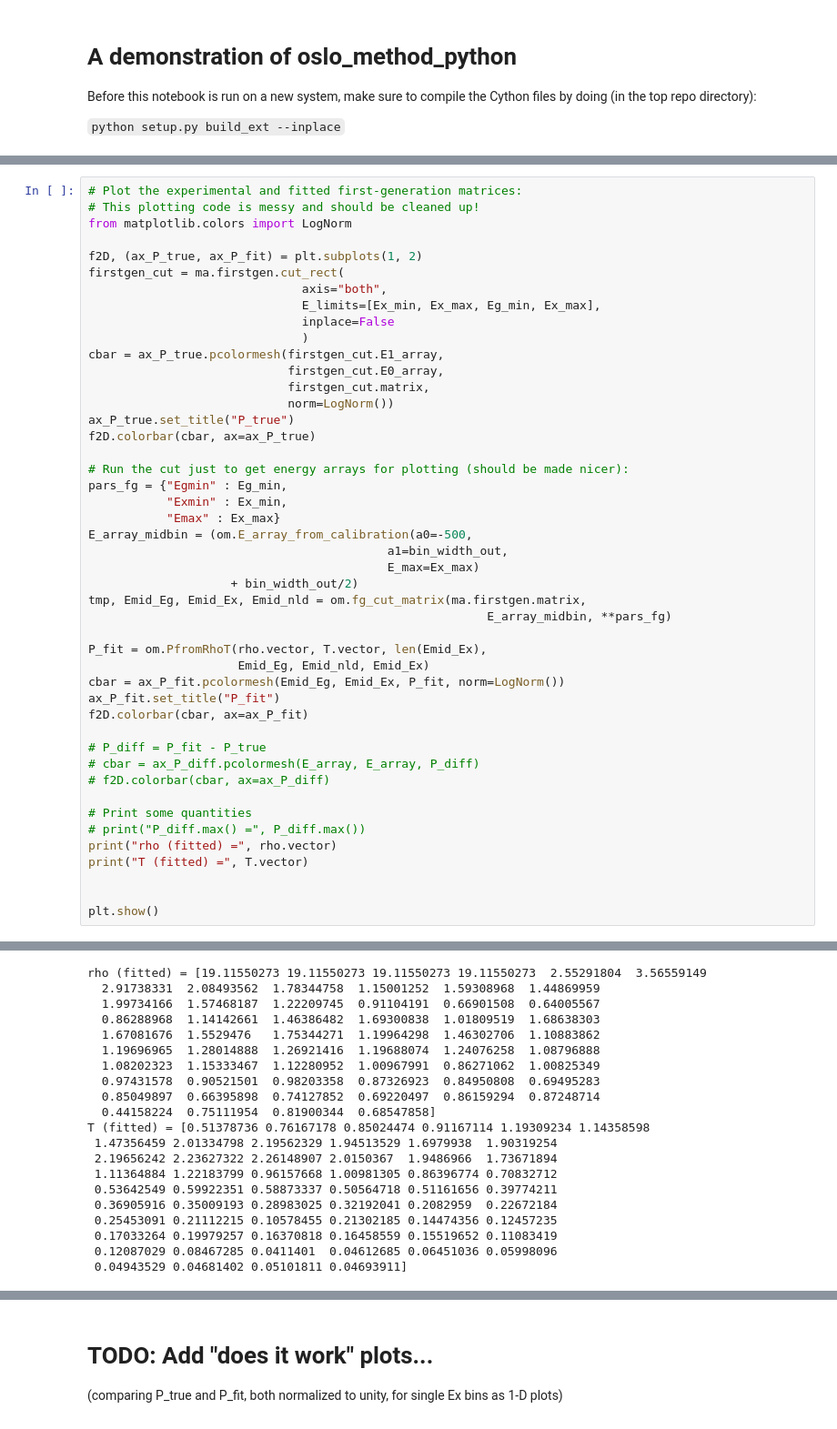
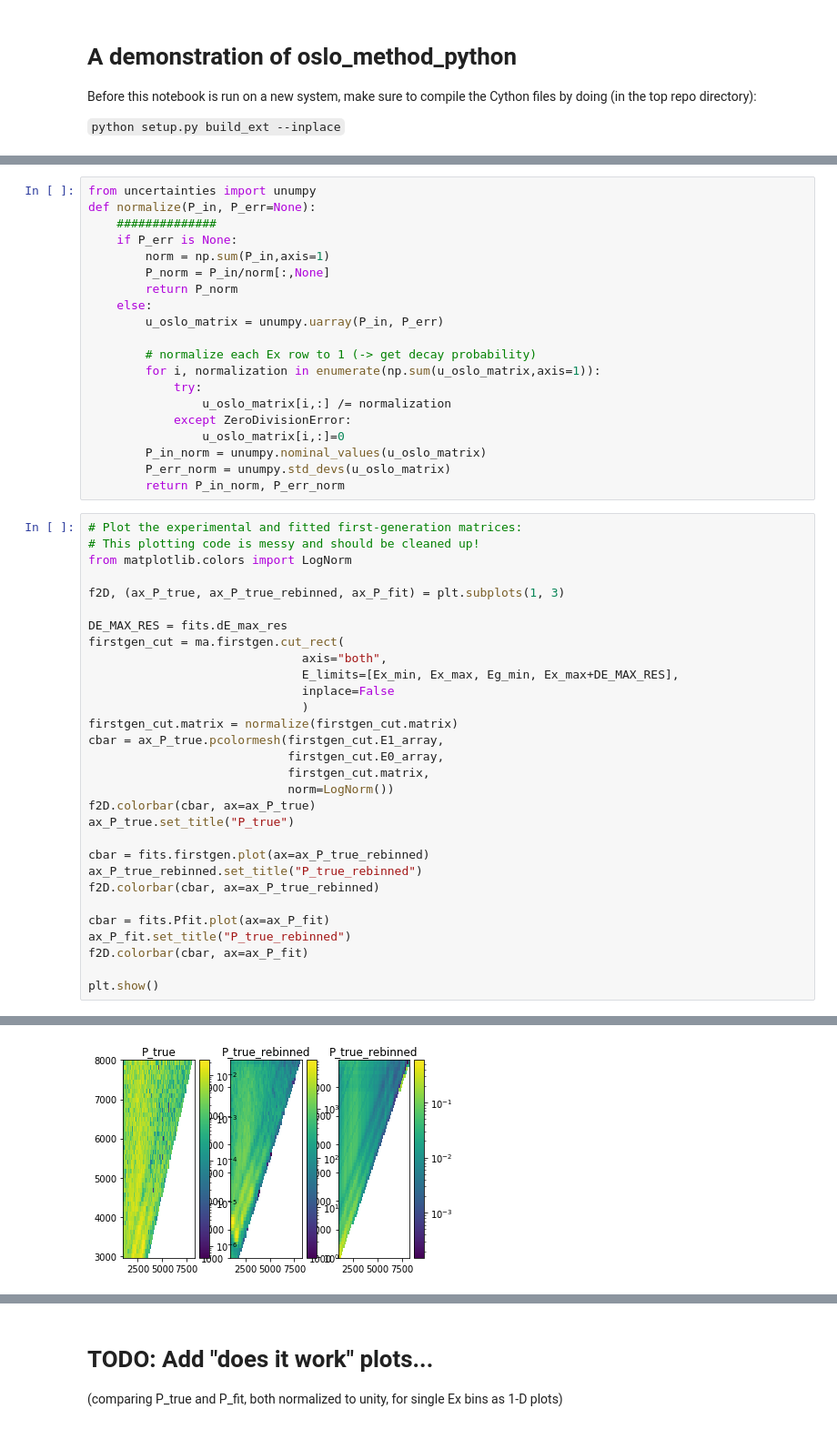
Before and after one commit to oslocyclotronlab/ompy, a Jupyter notebook: notebooks/example.ipynb, the cells around one changed output, grey strips where cells are left out. Shown at 91% size. Drawn from its saved outputs; the diff is of its cells as text.

```diff
--- a/notebooks/example.ipynb
+++ b/notebooks/example.ipynb
@@ -160,47 +203,51 @@ True
+# %%
+from uncertainties import unumpy
+def normalize(P_in, P_err=None):
+    ##############
+    if P_err is None:
+        norm = np.sum(P_in,axis=1)
+        P_norm = P_in/norm[:,None]
+        return P_norm
+    else:
+        u_oslo_matrix = unumpy.uarray(P_in, P_err)
+
+        # normalize each Ex row to 1 (-> get decay probability)
+        for i, normalization in enumerate(np.sum(u_oslo_matrix,axis=1)):
+            try:
+                u_oslo_matrix[i,:] /= normalization
+            except ZeroDivisionError:
+                u_oslo_matrix[i,:]=0
+        P_in_norm = unumpy.nominal_values(u_oslo_matrix)
+        P_err_norm = unumpy.std_devs(u_oslo_matrix)
+        return P_in_norm, P_err_norm
 # %%
 # Plot the experimental and fitted first-generation matrices:
 # This plotting code is messy and should be cleaned up!
 from matplotlib.colors import LogNorm
 
-f2D, (ax_P_true, ax_P_fit) = plt.subplots(1, 2)
+f2D, (ax_P_true, ax_P_true_rebinned, ax_P_fit) = plt.subplots(1, 3)
+
+DE_MAX_RES = fits.dE_max_res
 firstgen_cut = ma.firstgen.cut_rect(
                               axis="both",
-                              E_limits=[Ex_min, Ex_max, Eg_min, Ex_max],
+                              E_limits=[Ex_min, Ex_max, Eg_min, Ex_max+DE_MAX_RES],
                               inplace=False
                               )
+firstgen_cut.matrix = normalize(firstgen_cut.matrix)
 cbar = ax_P_true.pcolormesh(firstgen_cut.E1_array,
                             firstgen_cut.E0_array,
                             firstgen_cut.matrix,
                             norm=LogNorm())
+f2D.colorbar(cbar, ax=ax_P_true)
 ax_P_true.set_title("P_true")
-f2D.colorbar(cbar, ax=ax_P_true)
 
-# Run the cut just to get energy arrays for plotting (should be made nicer):
-pars_fg = {"Egmin" : Eg_min,
-           "Exmin" : Ex_min,
-           "Emax" : Ex_max}
-E_array_midbin = (om.E_array_from_calibration(a0=-500,
-                                          a1=bin_width_out,
-                                          E_max=Ex_max)
-                    + bin_width_out/2)
-tmp, Emid_Eg, Emid_Ex, Emid_nld = om.fg_cut_matrix(ma.firstgen.matrix,
-                                                        E_array_midbin, **pars_fg)
+cbar = fits.firstgen.plot(ax=ax_P_true_rebinned)
+ax_P_true_rebinned.set_title("P_true_rebinned")
+f2D.colorbar(cbar, ax=ax_P_true_rebinned)
 
-P_fit = om.PfromRhoT(rho.vector, T.vector, len(Emid_Ex),
-                     Emid_Eg, Emid_nld, Emid_Ex)
-cbar = ax_P_fit.pcolormesh(Emid_Eg, Emid_Ex, P_fit, norm=LogNorm())
-ax_P_fit.set_title("P_fit")
+cbar = fits.Pfit.plot(ax=ax_P_fit)
+ax_P_fit.set_title("P_true_rebinned")
 f2D.colorbar(cbar, ax=ax_P_fit)
 
-# P_diff = P_fit - P_true
-# cbar = ax_P_diff.pcolormesh(E_array, E_array, P_diff)
-# f2D.colorbar(cbar, ax=ax_P_diff)
-
-# Print some quantities
-# print("P_diff.max() =", P_diff.max())
-print("rho (fitted) =", rho.vector)
-print("T (fitted) =", T.vector)
-
-
 plt.show()
 # %% [output]
@@ -209,20 +254 @@ plt.show()
-rho (fitted) = [19.11550273 19.11550273 19.11550273 19.11550273  2.55291804  3.56559149
-  2.91738331  2.08493562  1.78344758  1.15001252  1.59308968  1.44869959
-  1.99734166  1.57468187  1.22209745  0.91104191  0.66901508  0.64005567
-  0.86288968  1.14142661  1.46386482  1.69300838  1.01809519  1.68638303
-  1.67081676  1.5529476   1.75344271  1.19964298  1.46302706  1.10883862
-  1.19696965  1.28014888  1.26921416  1.19688074  1.24076258  1.08796888
-  1.08202323  1.15333467  1.12280952  1.00967991  0.86271062  1.00825349
-  0.97431578  0.90521501  0.98203358  0.87326923  0.84950808  0.69495283
-  0.85049897  0.66395898  0.74127852  0.69220497  0.86159294  0.87248714
-  0.44158224  0.75111954  0.81900344  0.68547858]
-T (fitted) = [0.51378736 0.76167178 0.85024474 0.91167114 1.19309234 1.14358598
- 1.47356459 2.01334798 2.19562329 1.94513529 1.6979938  1.90319254
- 2.19656242 2.23627322 2.26148907 2.0150367  1.9486966  1.73671894
- 1.11364884 1.22183799 0.96157668 1.00981305 0.86396774 0.70832712
- 0.53642549 0.59922351 0.58873337 0.50564718 0.51161656 0.39774211
- 0.36905916 0.35009193 0.28983025 0.32192041 0.2082959  0.22672184
- 0.25453091 0.21112215 0.10578455 0.21302185 0.14474356 0.12457235
- 0.17033264 0.19979257 0.16370818 0.16458559 0.15519652 0.11083419
- 0.12087029 0.08467285 0.0411401  0.04612685 0.06451036 0.05998096
- 0.04943529 0.04681402 0.05101811 0.04693911]
+[figure, added]
```
Also changed, not shown: parts of 17 cells of this notebook, 2 other files.
